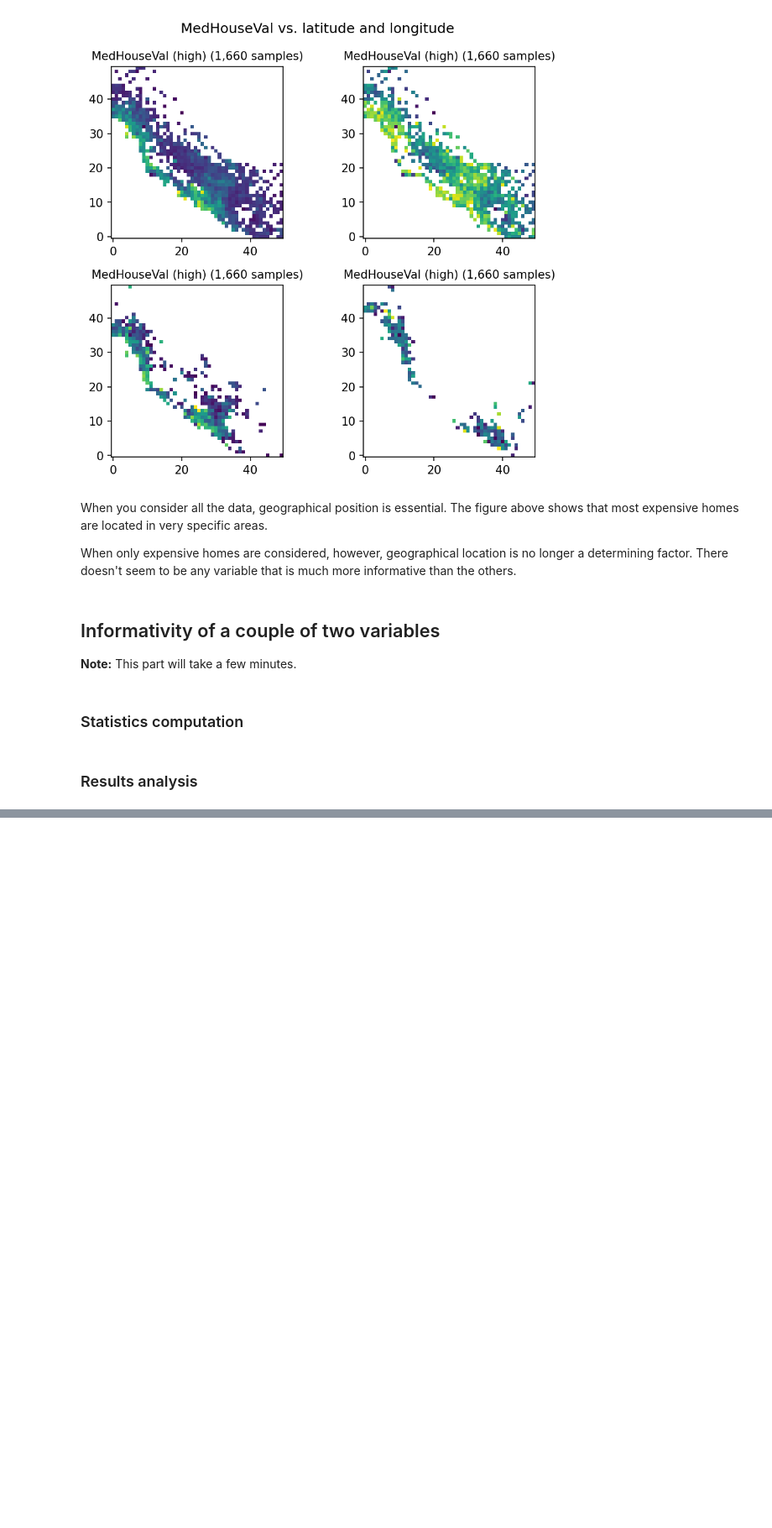
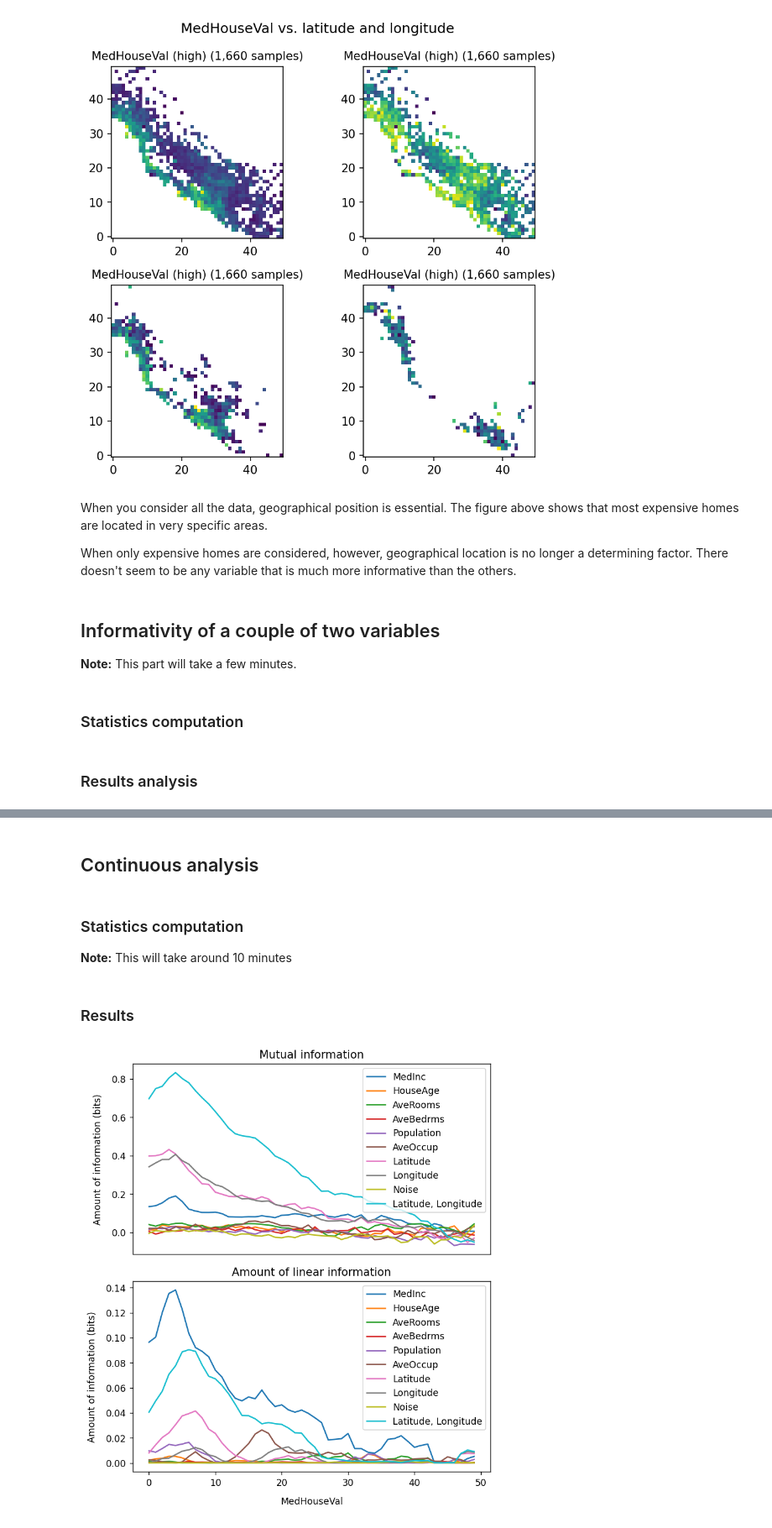
Before and after one commit to einigl/infovar, a Jupyter notebook: examples/californian-housing/main.ipynb, the cells around one changed output, grey strips where cells are left out. Shown at 84% size. Drawn from its saved outputs; the diff is of its cells as text; code cells hidden in the pictures; blank space fills up the shorter version.

```diff
--- a/examples/californian-housing/main.ipynb
+++ b/examples/californian-housing/main.ipynb
@@ -478,0 +474,2 @@ Range: high
+# %% [markdown]
+## Continuous analysis
@@ -478,0 +492,60 @@ Range: high
+# %% [markdown]
+### Statistics computation
+
+__Note:__ This will take around 10 minutes
+# %%
+with open(os.path.join(abspath, 'inputs-cont-1.yaml'), 'r') as f:
+    inputs_dict_1 = yaml.safe_load(f)
+
+with open(os.path.join(abspath, 'inputs-cont-2.yaml'), 'r') as f:
+    inputs_dict_2 = yaml.safe_load(f)
+# %%
+handler.update(
+    inputs_dict_1
+)
+
+handler.update(
+    inputs_dict_2
+)
+# %% [markdown]
+### Results
+# %%
+fig, (ax1, ax2) = plt.subplots(2, 1, figsize=(6.4, 1.5*4.8), dpi=125)
+
+# vmax = 0
+for var in handler.variable_names + [["Latitude", "Longitude"]]:
+
+    d = handler.read(
+        handler.target_names[0], var, handler.target_names[0]
+    )
+
+    xticks = d["mi"]["coords"][0]
+    prof_mi = d["mi"]["data"]
+    prof_lin = d["linearinfo"]["data"]
+
+    # vmax = max(vmax, np.nanmax(prof_mi), np.nanmax(prof_lin))
+
+    label = var if isinstance(var, str) else f"{', '.join(var)}"
+
+    ax1.plot(prof_mi, label=label)
+    ax2.plot(prof_lin, label=label)
+
+# ax1.set_ylim([-0.05 * vmax, 1.1 * vmax])
+# ax2.set_ylim([-0.05 * vmax, 1.1 * vmax])
+
+ax1.set_xticks([])
+
+ax2.set_xlabel(handler.target_names[0], labelpad=10)
+ax1.set_ylabel("Amount of information (bits)", labelpad=10)
+ax2.set_ylabel("Amount of information (bits)", labelpad=10)
+
+ax1.set_title("Mutual information")
+ax2.set_title("Amount of linear information")
+
+ax1.legend()
+ax2.legend()
+
+plt.tight_layout()
+plt.show()
+# %% [output]
+[figure, added]
```
Also changed, not shown: parts of 16 cells of this notebook, 18 other files.
